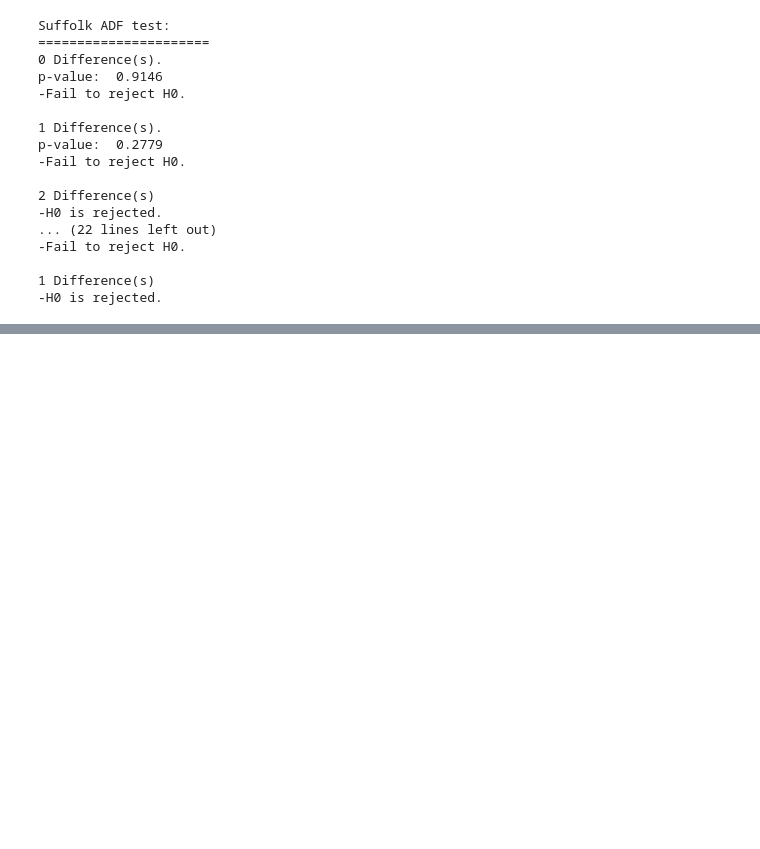
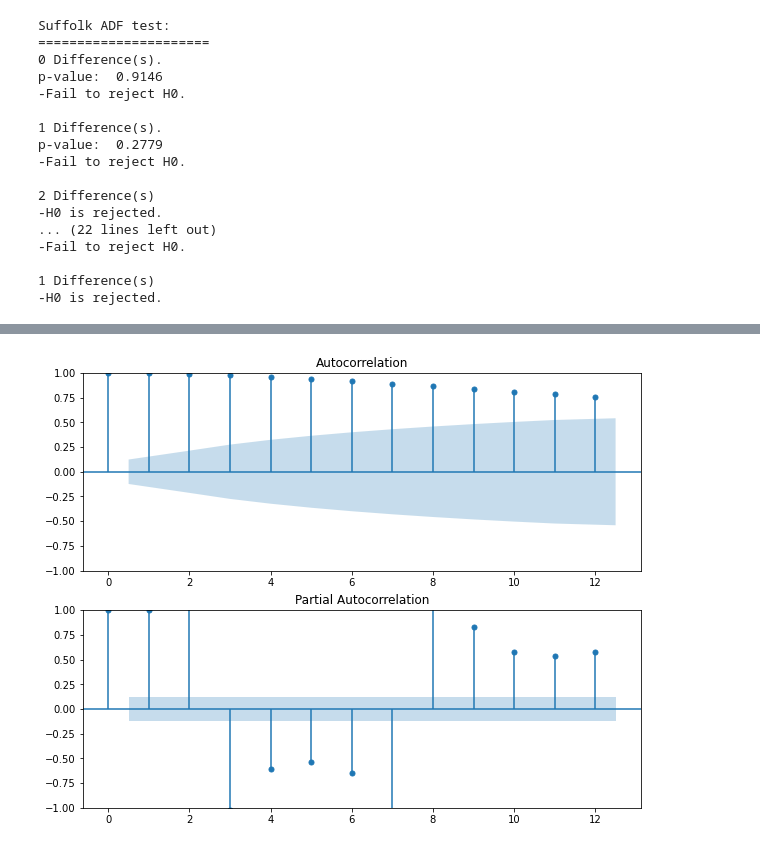
Before and after one commit to ovilar/phase_4-project, a Jupyter notebook: index.ipynb, the cells around one changed output, grey strips where cells are left out. Cells and saved outputs as stored; diff of their text form; code cells hidden in the pictures; blank space fills up the shorter version.

```diff
--- a/index.ipynb
+++ b/index.ipynb
@@ -321,0 +339,5 @@ miami_df = pd.DataFrame(stat_dict['Miami-Dade'][1].diff(1).dropna())
+# %%
+# Palm Beach ACF and PACF
+func_plot(pbeach_df)
+# %% [output]
+[figure, added]
```
Also changed, not shown: parts of 18 cells of this notebook, 1 other file.
